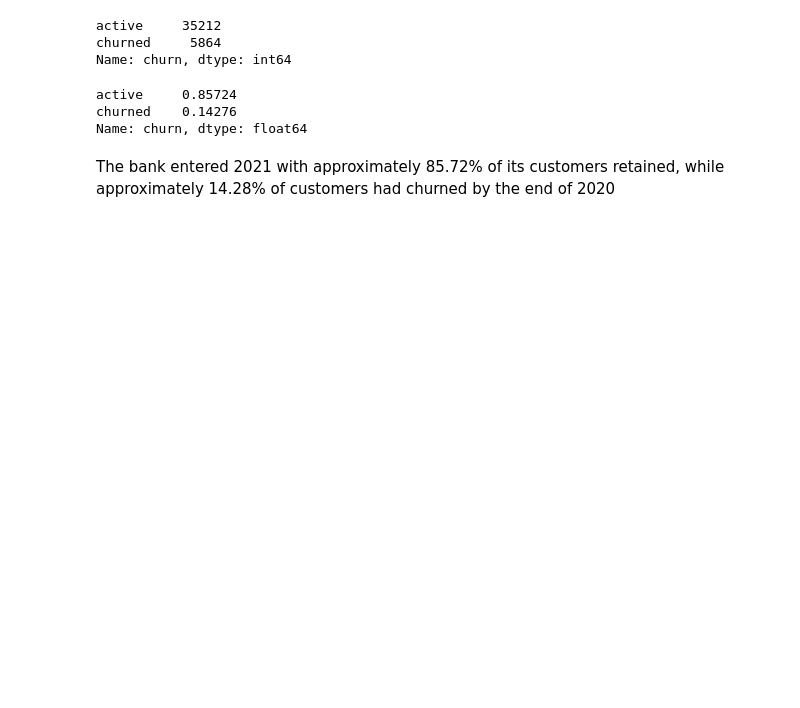
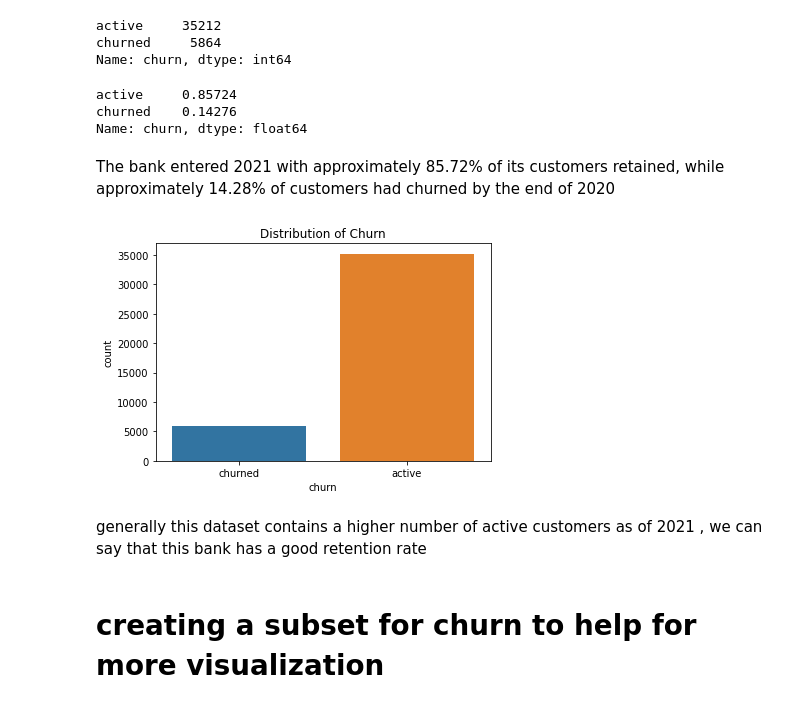
Before and after one commit to Dibieoluchi/banking_data, a Jupyter notebook: banking_data analysis.ipynb, the cells around one changed output. Cells and saved outputs as stored; diff of their text form; code cells hidden in the pictures; blank space fills up the shorter version.

```diff
--- a/banking_data analysis.ipynb
+++ b/banking_data analysis.ipynb
@@ -762,0 +681,10 @@ The bank entered 2021 with approximately 85.72% of its customers retained, while
+# %%
+sns.countplot(data=data, x="churn")
+plt.title("Distribution of Churn")
+plt.show()
+# %% [output]
+[figure, added]
+# %% [markdown]
+generally this dataset contains a higher number of active customers as of 2021 , we can say that this bank has a good retention rate
+# %% [markdown]
+# creating a subset for churn to help for more visualization
```
Also changed, not shown: parts of 68 cells of this notebook.
